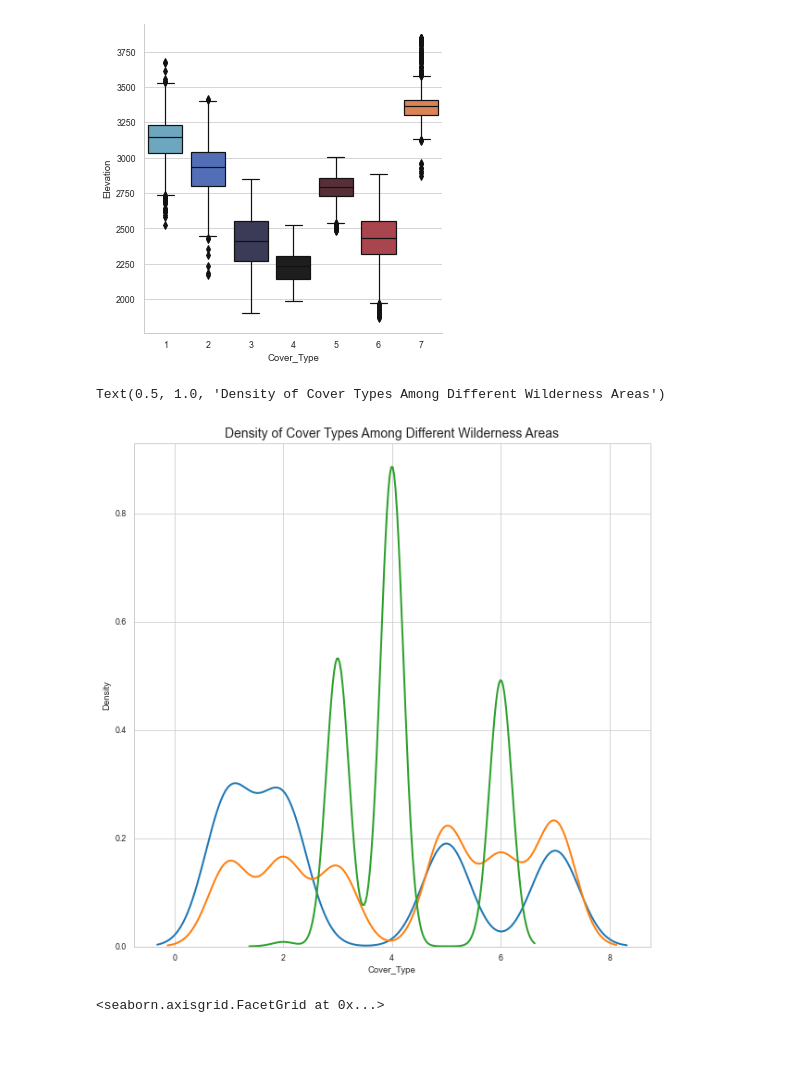
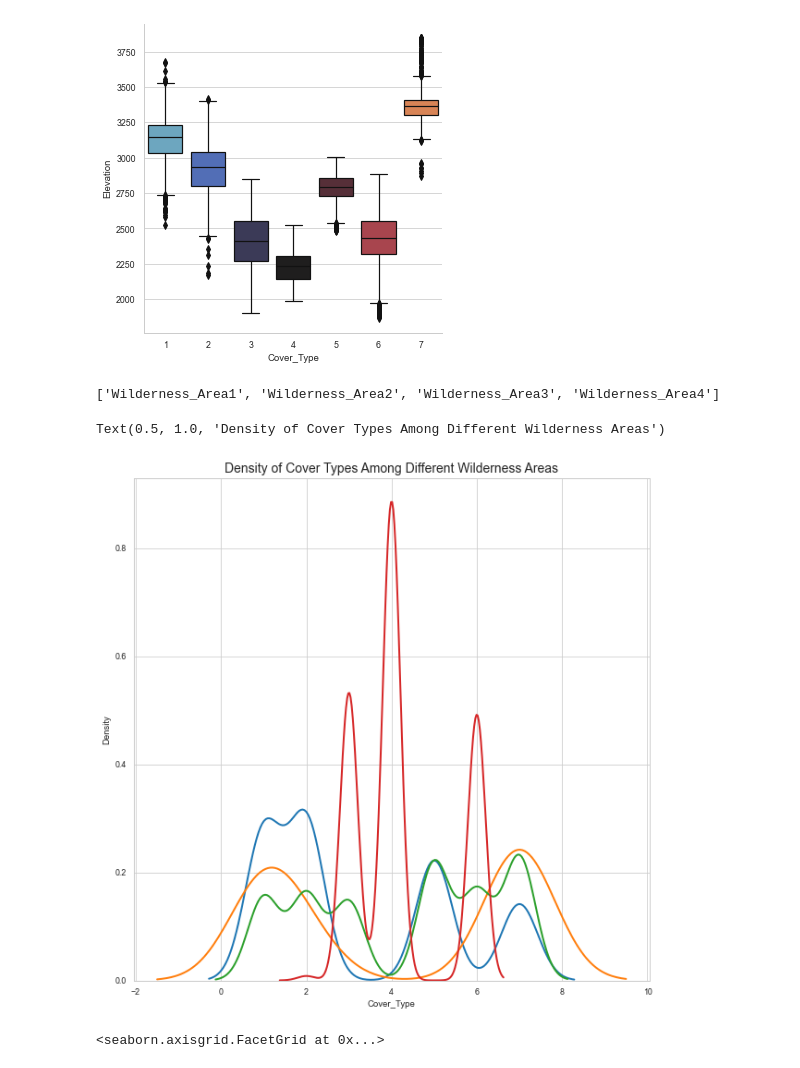
Before and after one commit to 0710-RIshI/Forest-Covertype-Prediction, a Jupyter notebook: Iter_1.ipynb, the cells around one changed output. Drawn from its saved outputs; the diff is of its cells as text; code cells hidden in the pictures.

```diff
--- a/Iter_1.ipynb
+++ b/Iter_1.ipynb
@@ -263,23 +271,24 @@ sns.catplot(y='Elevation',x='Cover_Type',data=df,kind='box',palette='icefire')
 [figure]
 # %%
 
-df['Wilderness_Area_Type'] = (df.iloc[:, 11:15] == 1).idxmax(1)
+df['Wilderness_Area_Type'] = (df.iloc[:, 10:15] == 1).idxmax(1)
 
 wilderness_areas = sorted(df['Wilderness_Area_Type'].value_counts().index.tolist())
-
+print(wilderness_areas)
 plt.figure(figsize=(10, 10))
 
 for area in wilderness_areas:
     subset = df[df['Wilderness_Area_Type'] == area]
     sns.kdeplot(subset["Cover_Type"], label=area, linewidth=2)
 
 
 plt.ylabel("Density")
 plt.xlabel("Cover_Type")
 plt.title("Density of Cover Types Among Different Wilderness Areas", size=14)
 # %% [output]
-Text(0.5, 1.0, 'Density of Cover Types Among Different Wilderness Areas')
+['Wilderness_Area1', 'Wilderness_Area2', 'Wilderness_Area3', 'Wilderness_Area4']
+Text(0.5, 1.0, 'Density of Cover Types Among Different Wilderness Areas')
-[figure, old version]
+[figure, new version]
 # %%
 sns.lmplot(x='Horizontal_Distance_To_Hydrology',y='Vertical_Distance_To_Hydrology',data=df,hue='Cover_Type',palette='twilight_shifted',fit_reg=False)
 # %% [output]
```
Also changed, not shown: parts of 21 cells of this notebook.
